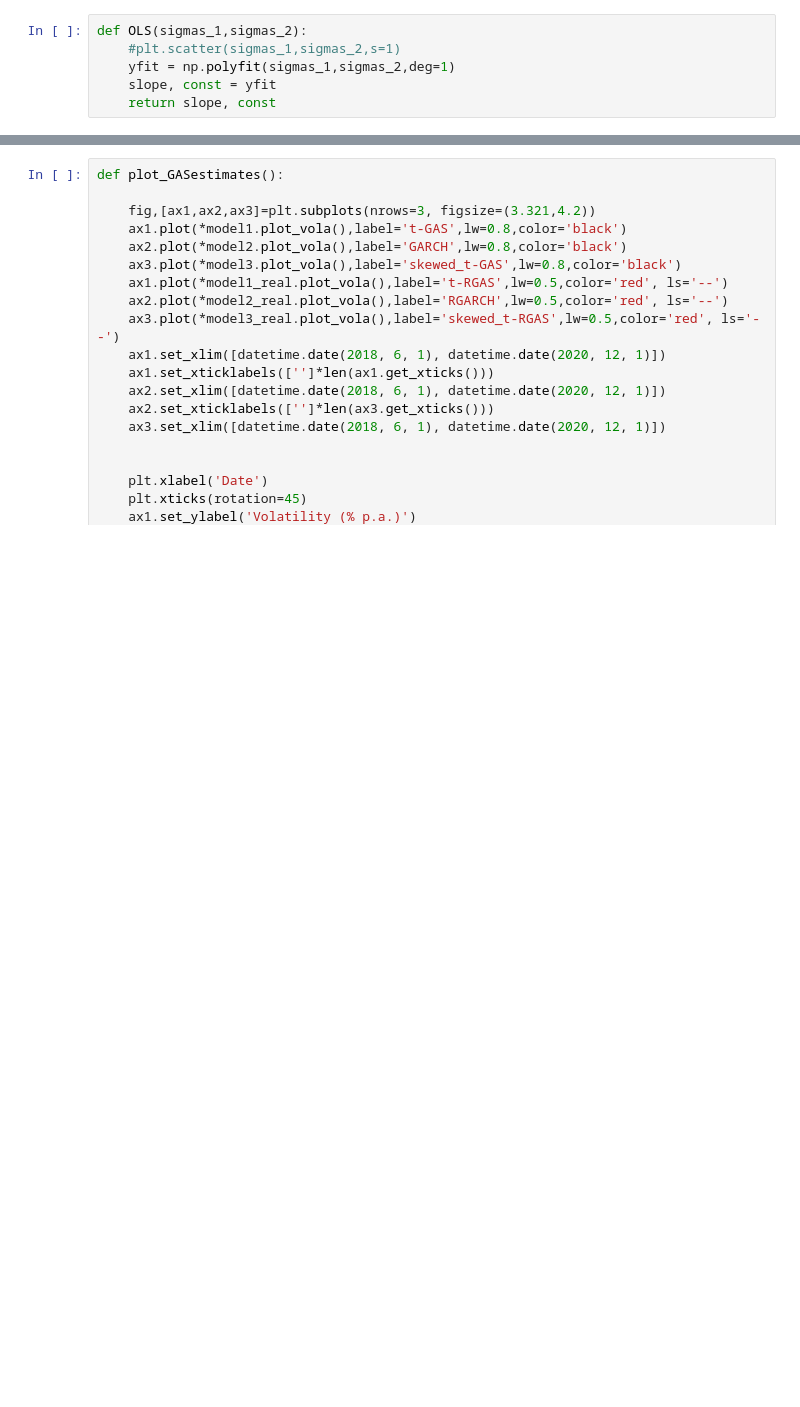
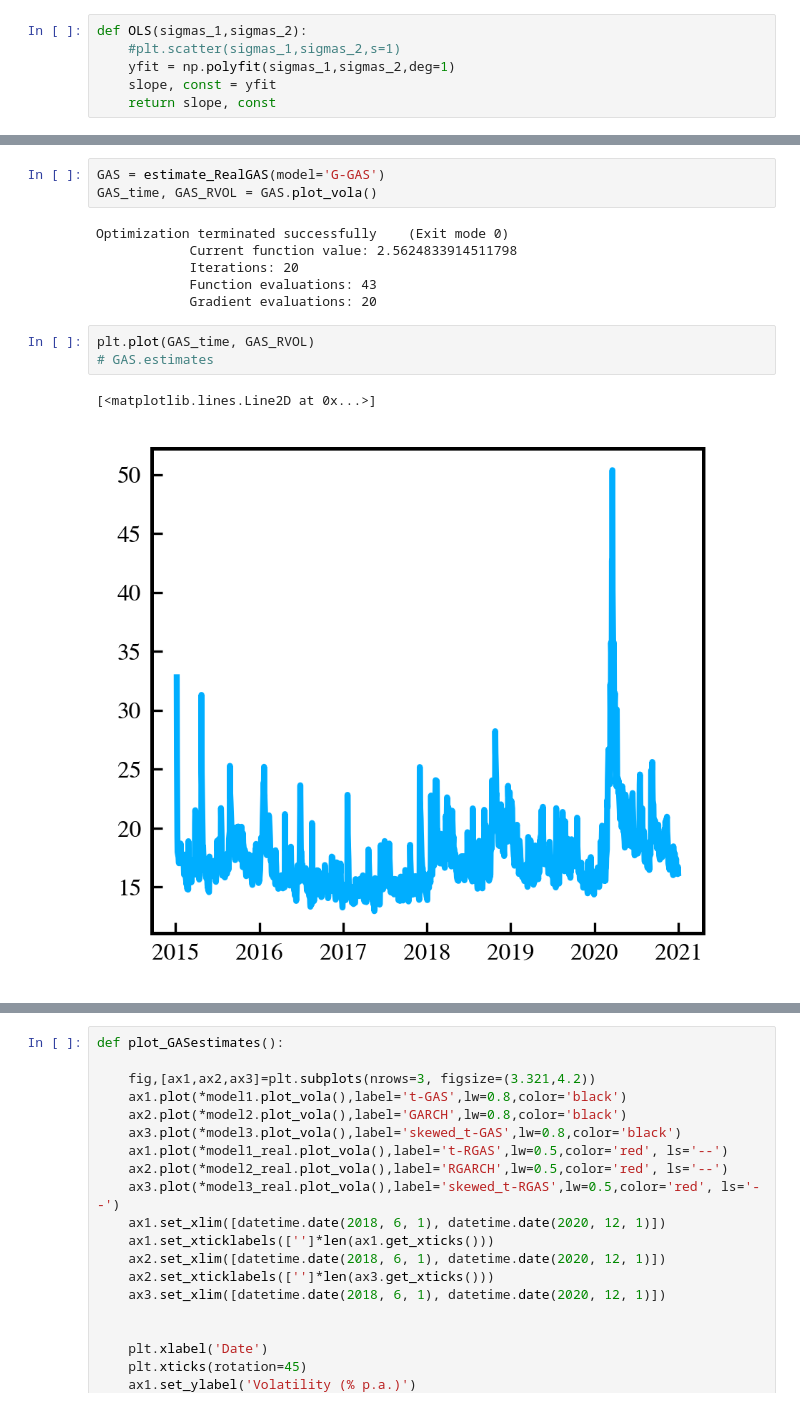
Before and after one commit to LuukOudshoorn25/HighFrequencyTrading, a Jupyter notebook: Code.ipynb, the cells around one changed output, grey strips where cells are left out. Cells and saved outputs as stored; diff of their text form; blank space fills up the shorter version.

Commit message:
Gaussian GAS with gamma distr for vola

```diff
--- a/Code.ipynb
+++ b/Code.ipynb
@@ -1129,3 +1325,18 @@ class estimate_GAS():
+# %%
+GAS = estimate_RealGAS(model='G-GAS')
+GAS_time, GAS_RVOL = GAS.plot_vola()
+# %% [output]
+Optimization terminated successfully    (Exit mode 0)
+            Current function value: 2.5624833914511798
+            Iterations: 20
+            Function evaluations: 43
+            Gradient evaluations: 20
+# %%
+plt.plot(GAS_time, GAS_RVOL)
+# GAS.estimates
+# %% [output]
+[<matplotlib.lines.Line2D at 0x...>]
+[figure, added]
 # %%
 model1_real = estimate_GAS(model='t-GAS', real=True)
 model2_real = estimate_GAS(model='GARCH', real=True)
```
Also changed, not shown: parts of 4 cells of this notebook.
